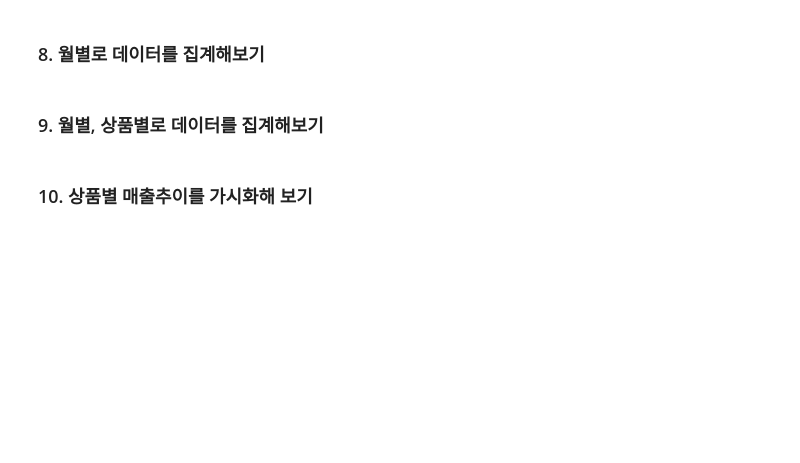
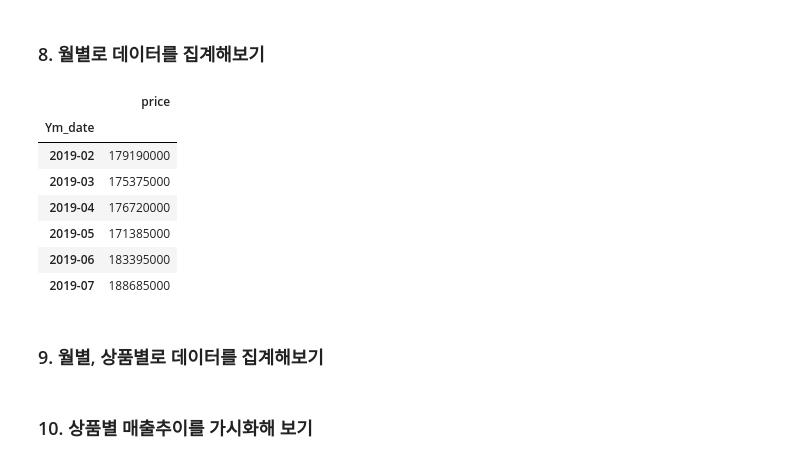
Before and after one commit to do-po/test_1, a Jupyter notebook: Project/03. 데이터 분석/04. Marketing/01. 웹에서주문수를분석/01.웹에서주문수를분석.ipynb, the cells around one changed output. Drawn from its saved outputs; the diff is of its cells as text; code cells hidden in the pictures; blank space fills up the shorter version.

```diff
--- a/Project/03. 데이터 분석/04. Marketing/01. 웹에서주문수를분석/01.웹에서주문수를분석.ipynb
+++ b/Project/03. 데이터 분석/04. Marketing/01. 웹에서주문수를분석/01.웹에서주문수를분석.ipynb
@@ -156,2 +239,23 @@ memory usage: 893.1+ KB
+# %%
+# df의 payment_date에서 연월을 추출 후 새로운 column 추가
+
+df['Ym_date'] = df['payment_date'].dt.strftime('%Y-%m')
+
+df['Ym_date'] # 확인용 코드
+
+# 연월 단위로 price를 집계
+
+df_ym = df[['Ym_date', 'price']].groupby(['Ym_date']).sum()
+
+df_ym
+# %% [output]
+|  | price |
+| Ym_date |  |
+| 2019-02 | 179190000 |
+| 2019-03 | 175375000 |
+| 2019-04 | 176720000 |
+| 2019-05 | 171385000 |
+| 2019-06 | 183395000 |
+| 2019-07 | 188685000 |
 # %% [markdown]
 ### 9. 월별, 상품별로 데이터를 집계해보기
```
Also changed, not shown: parts of 9 cells of this notebook.
